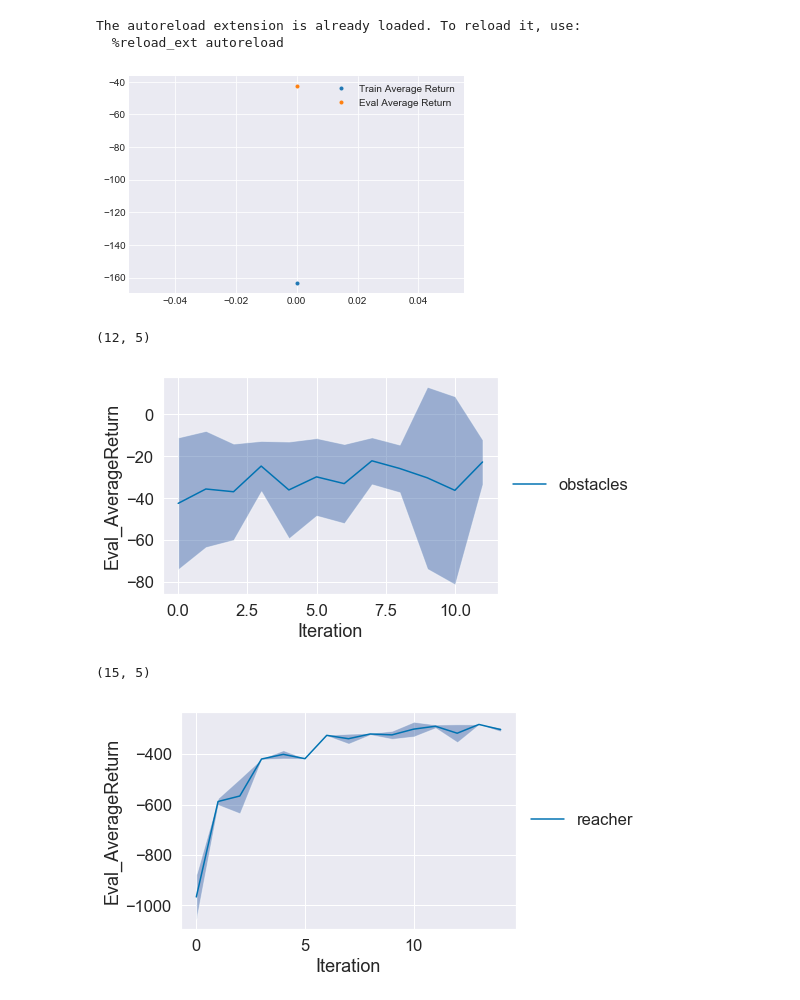
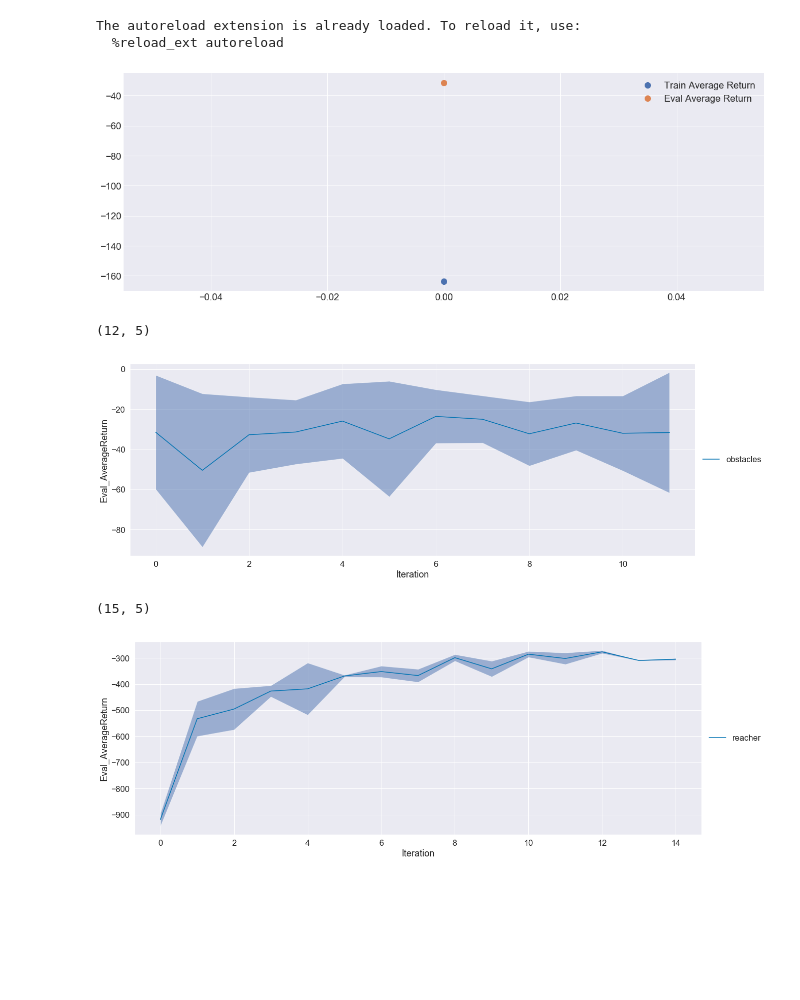
Before and after one commit to Max-Fu/homework_fall2020, a Jupyter notebook: hw4/visualization.ipynb, the cells around one changed output. Drawn from its saved outputs; the diff is of its cells as text; code cells hidden in the pictures; blank space fills up the shorter version.

Commit message:
updated visualization

```diff
--- a/hw4/visualization.ipynb
+++ b/hw4/visualization.ipynb
@@ -140,34 +140,34 @@ The autoreload extension is already loaded. To reload it, use:
   %reload_ext autoreload
 # %%
 # Question 2
-train_avgreturn = [-163.6]
-eval_avgreturn = [-42.45]
-plt.plot([0], train_avgreturn, '.', label="Train Average Return")
-plt.plot([0], eval_avgreturn, '.', label="Eval Average Return")
+train_avgreturn = [-163.6405487060547]
+eval_avgreturn = [-31.43617820739746]
+plt.plot([0], train_avgreturn, '.', markersize=20, label="Train Average Return")
+plt.plot([0], eval_avgreturn, '.', markersize=20, label="Eval Average Return")
 plt.legend(loc="upper right")
 plt.show()
 # %% [output]
-[figure, old version]
+[figure, new version]
 # %%
 # Adjust files in these two lists! The following is an example from my system where
 # I had these as my directory names.
 q3_experiment = [
-    'hw4_q3_obstacles_obstacles-cs285-v0_27-10-2020_15-55-56'
+    'hw4_q3_obstacles_obstacles-cs285-v0_28-10-2020_22-36-57'
 ]
 plot(q3_experiment, head='data', legend=["obstacles"], plot_values='Eval_AverageReturn', other_value='Eval_StdReturn')
 # %% [output]
 (12, 5)
-[figure, old version]
+[figure, new version]
 # %%
 # Adjust files in these two lists! The following is an example from my system where
 # I had these as my directory names.
 q3_experiment = [
-    'hw4_q3_reacher_reacher-cs285-v0_27-10-2020_16-49-29'
+    'hw4_q3_reacher_reacher-cs285-v0_28-10-2020_23-16-16'
 ]
 plot(q3_experiment, head='data', legend=["reacher"], plot_values='Eval_AverageReturn', other_value='Eval_StdReturn')
 # %% [output]
 (15, 5)
-[figure, old version]
+[figure, new version]
 # %%
 # Adjust files in these two lists! The following is an example from my system where
 # I had these as my directory names.
```
Also changed, not shown: parts of 4 cells of this notebook, 1 other file.
